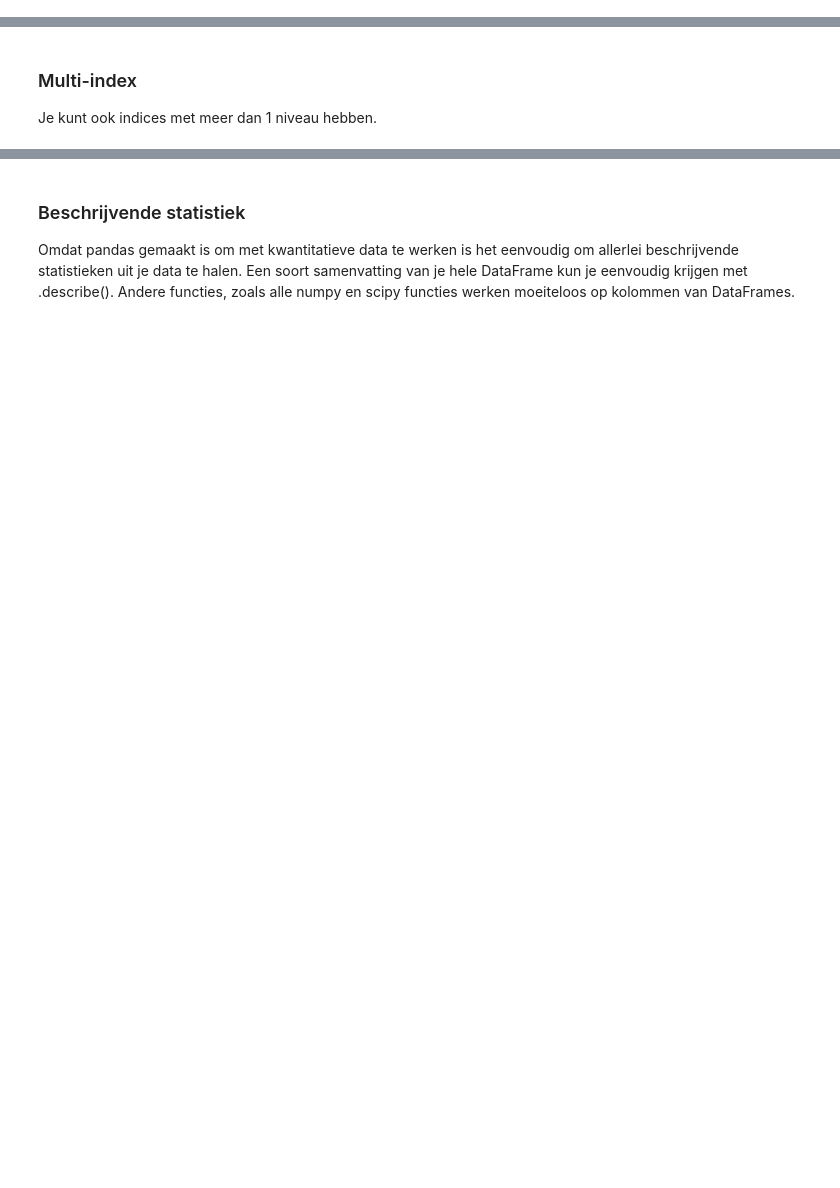
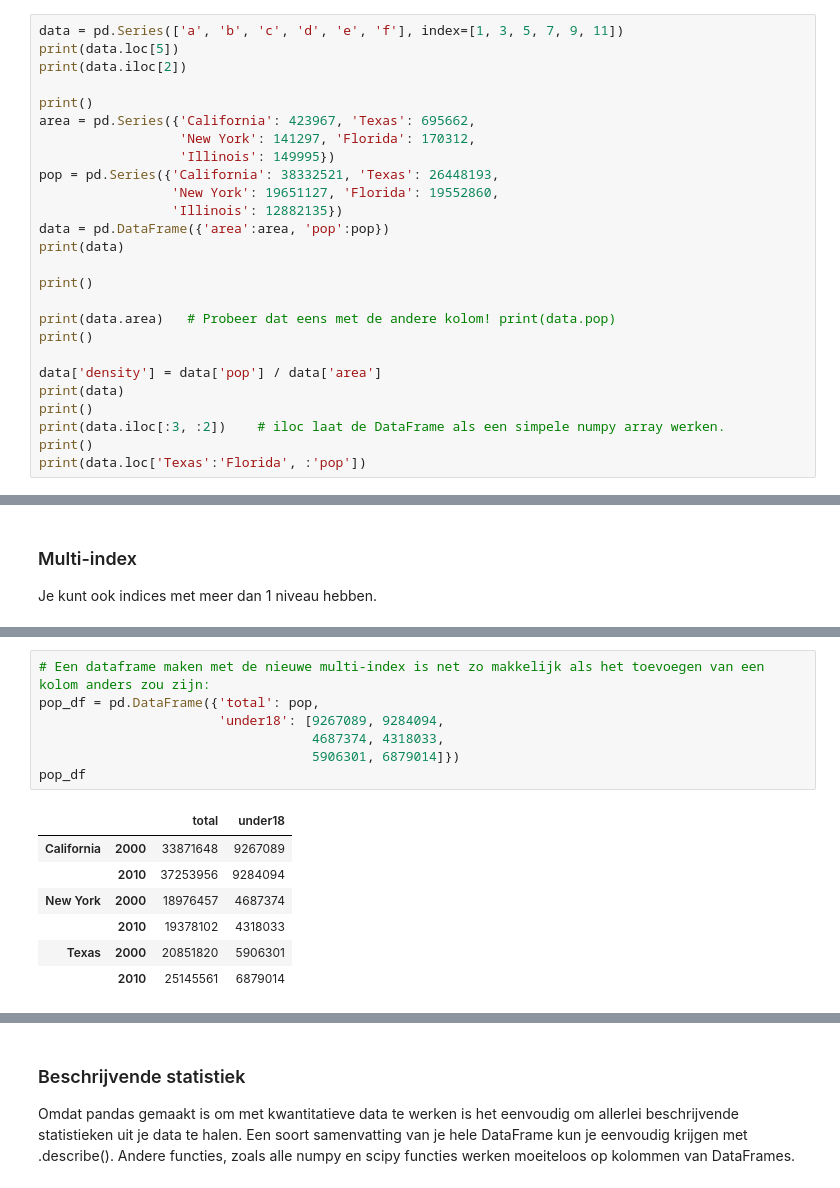
Before and after one commit to harcel/PyDataScienceIntroNL, a Jupyter notebook: Instructie_2.ipynb, the cells around one changed output, grey strips where cells are left out. Drawn from its saved outputs; the diff is of its cells as text; blank space fills up the shorter version.

```diff
--- a/Instructie_2.ipynb
+++ b/Instructie_2.ipynb
@@ -452,0 +501,26 @@ Int64Index([20, 30], dtype='int64')
+# %%
+data = pd.Series(['a', 'b', 'c', 'd', 'e', 'f'], index=[1, 3, 5, 7, 9, 11])
+print(data.loc[5])
+print(data.iloc[2])
+
+print()
+area = pd.Series({'California': 423967, 'Texas': 695662,
+                  'New York': 141297, 'Florida': 170312,
+                  'Illinois': 149995})
+pop = pd.Series({'California': 38332521, 'Texas': 26448193,
+                 'New York': 19651127, 'Florida': 19552860,
+                 'Illinois': 12882135})
+data = pd.DataFrame({'area':area, 'pop':pop})
+print(data)
+
+print()
+
+print(data.area)   # Probeer dat eens met de andere kolom! print(data.pop)
+print()
+
+data['density'] = data['pop'] / data['area']
+print(data)
+print()
+print(data.iloc[:3, :2])    # iloc laat de DataFrame als een simpele numpy array werken.
+print()
+print(data.loc['Texas':'Florida', :'pop'])
@@ -455,0 +621,15 @@ Je kunt ook indices met meer dan 1 niveau hebben.
+# %%
+# Een dataframe maken met de nieuwe multi-index is net zo makkelijk als het toevoegen van een kolom anders zou zijn:
+pop_df = pd.DataFrame({'total': pop,
+                       'under18': [9267089, 9284094,
+                                   4687374, 4318033,
+                                   5906301, 6879014]})
+pop_df
+# %% [output]
+|  |  | total | under18 |
+| California | 2000 | 33871648 | 9267089 |
+|  | 2010 | 37253956 | 9284094 |
+| New York | 2000 | 18976457 | 4687374 |
+|  | 2010 | 19378102 | 4318033 |
+| Texas | 2000 | 20851820 | 5906301 |
+|  | 2010 | 25145561 | 6879014 |
```
Also changed, not shown: parts of 19 cells of this notebook.
